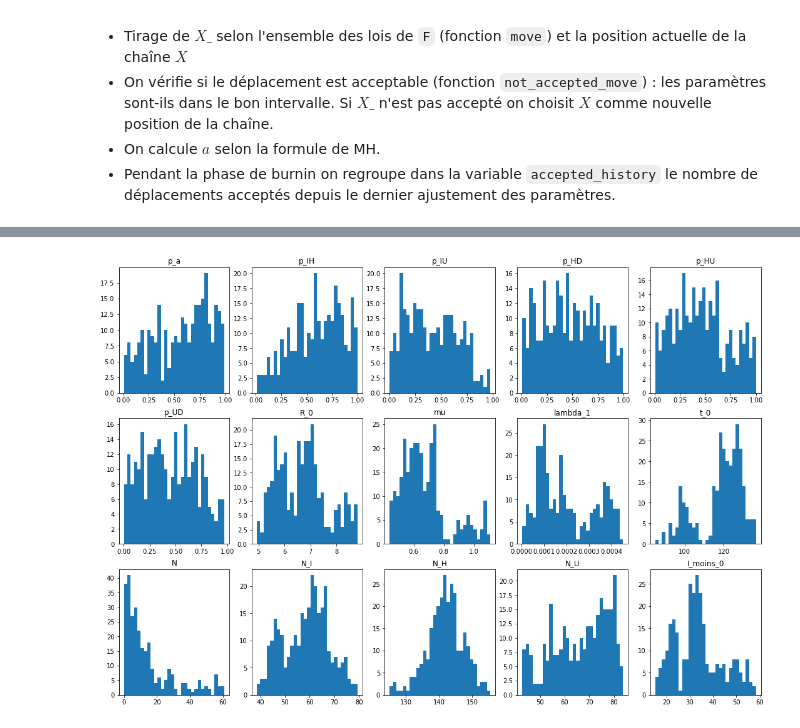
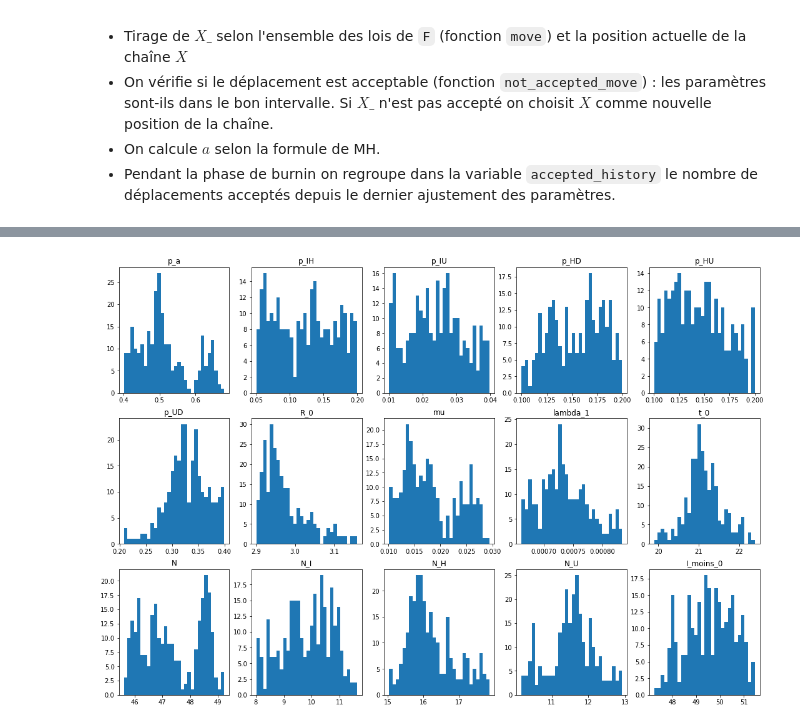
Before and after one commit to SwannChelly/MAP568, a Jupyter notebook: src/Project.ipynb, the cells around one changed output, grey strips where cells are left out. Drawn from its saved outputs; the diff is of its cells as text; code cells hidden in the pictures.

```diff
--- a/src/Project.ipynb
+++ b/src/Project.ipynb
@@ -590,11 +590,7 @@ def Epsilon(variables,constants,contamination = contamination,big_table=big_tabl
     """
 
     syst_CI=array([global_constants['S_0'],variables[-1],0,0,0,0,0,0,0,0])
-    simulation=odeint(equa_diff,syst_CI,constants[-2],args = (variables,constants))
-    #start = np.zeros((variables['t_0'], simulation.shape[1]))
-    #start[:,0]  = global_constants['S_0']
-    #simulation = np.concatenate((start,simulation))
-
+    simulation=odeint(equa_diff,syst_CI,constants[-3],args = (variables,constants))
 
     DR = ((simulation[n_DR:,-1]-contamination['detecte'].to_numpy())/np.sqrt(simulation[n_DR:,-1])/sigmas[0])**2
 
@@ -923,7 +915,7 @@ def a_plug_in(X,X_,sigmas,F_current_parameters):
     else :
         return 1
 
-def Metropolis_Hasting_plug_in(X,F_parameters,n= 50000):
+def Metropolis_Hasting_plug_in(X,F_parameters,n= 5000,do_burn = False):
     """
     Given a random point X, we return a sample of Metroplis Hasting of size n.
     """
@@ -931,13 +923,13 @@ def Metropolis_Hasting_plug_in(X,F_parameters,n= 50000):
     X = (list(X.values()))
     chain = [X]
 
-    burn_in = 10000
-    burn_in_period = 100
-
-    thining_period = 100
+    burn_in = int(n*0.4)
+    burn_in_period = 20
+    thining_period = 4
 
     acceptation_history = np.zeros(burn_in_period)
     sigmas = compute_sigmas()
+    print(sigmas)
     pbar   = ProgressBar()
     for i in pbar(range(n)):
         X  = chain[-1]
@@ -950,7 +942,7 @@ def Metropolis_Hasting_plug_in(X,F_parameters,n= 50000):
                 chain.append(X_)
             acceptation_history[i%burn_in_period] = test
 
-            if i % burn_in_period == 0 :
+            if i % burn_in_period == 0 and do_burn :
                 rate = np.mean(acceptation_history)
                 if rate < 0.25 :
                     update_F('down')
@@ -971,25 +963,10 @@ def Metropolis_Hasting_plug_in(X,F_parameters,n= 50000):
 
     return chain
 
-def update_F(variation,F = F, F_parameters = F_parameters):
+def update_F(variation,F = F, F_parameters = F_parameters_plug_in):
 
     for key in F_parameters.keys() :
-        if F[key] == 'lognormal':
-            if variation == 'up' :
-                F_parameters[key]['s']*= 1.1
-            if variation == 'down' :
-                F_parameters[key]['s']*= 0.9
         if F[key] == 'norm':
-            if variation == 'up':
-                F_parameters[key]['scale']*= 1.1
-            if variation == 'down':
-                F_parameters[key]['scale']*= 0.9
-        if F[key] == 'uniform':
-            if variation == 'up':
-                F_parameters[key]['scale']*= 1.1
-            if variation == 'down':
-                F_parameters[key]['scale']*= 0.9
-        if F[key] == 'beta':
             if variation == 'up':
                 F_parameters[key]['scale']*= 1.1
             if variation == 'down':
@@ -1032,5 +1009,5 @@ def compute_sigmas(best_variables = best_variables,n_DR=n_DR,n_H=n_H,contaminati
 
 variables = init_variables(T_MAX = 66)
 
-chain = Metropolis_Hasting_plug_in(variables, F_parameters)
+chain_plug_in = Metropolis_Hasting_plug_in(variables, F_parameters_plug_in)
 # %% [output]
@@ -1042,12 +1022,12 @@ chain
 # %%
-plt.hist(np.array(chain)[:,0], bins= 30)
+plt.hist(np.array(chain_plug_in)[:,0], bins= 30)
 title = ['H','U', 'R_plus_H', 'D']
 indices = ['du 1er ordre', 'totaux']
-for j in range(len(chain[0])):
+for j in range(len(chain_plug_in[0])):
     plt.subplot(3, 5, j+1)
-    plt.hist(np.array(chain)[:,j], bins= 30)
+    plt.hist(np.array(chain_plug_in)[:,j], bins= 30)
     plt.subplots_adjust(left=None, bottom=None, right=2.5, top=2.5, wspace=None, hspace=None)
-    plt.title(problem['names'][j])
+    plt.title(variables_keys[j])
 plt.show()
 # %% [output]
-[figure, old version]
+[figure, new version]
```
Also changed, not shown: parts of 15 cells of this notebook, 2 other files.
